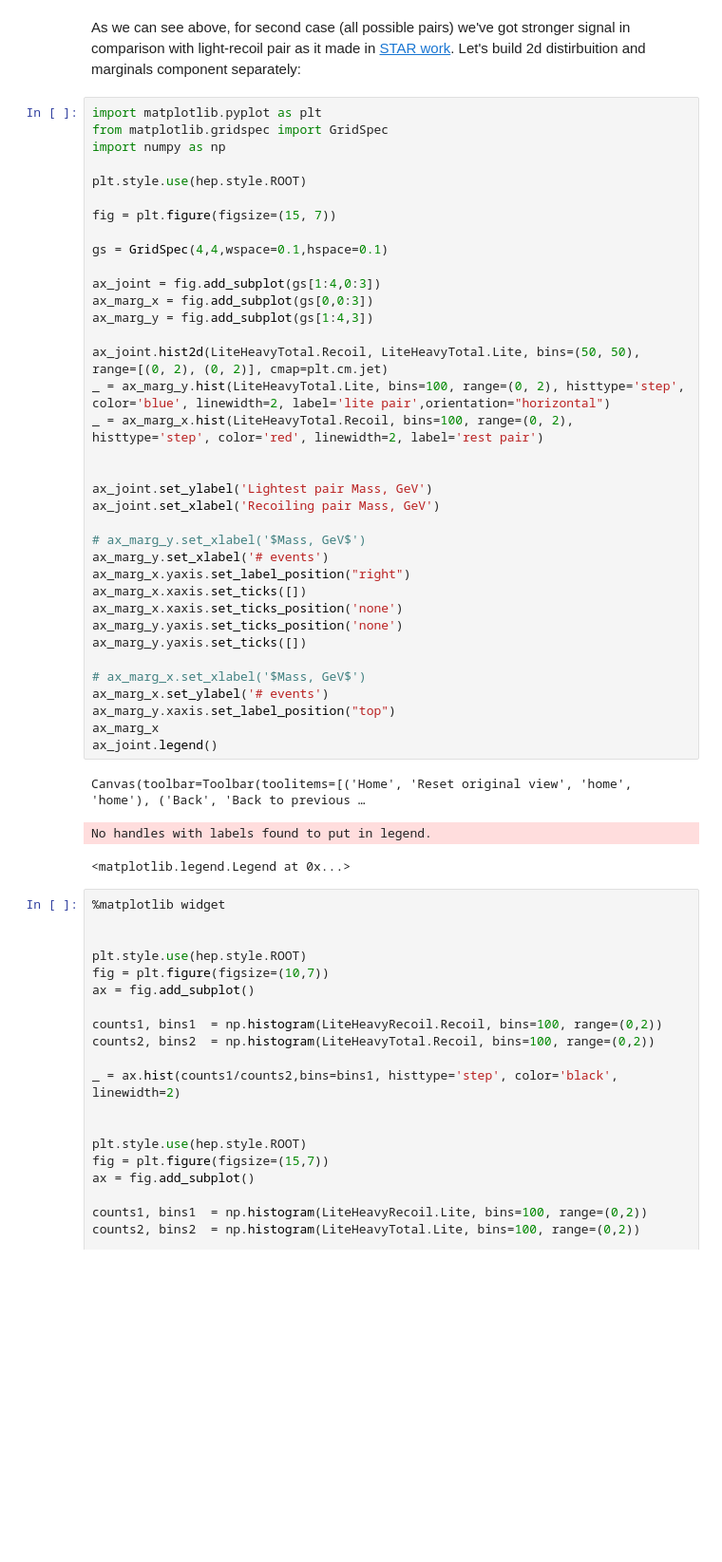
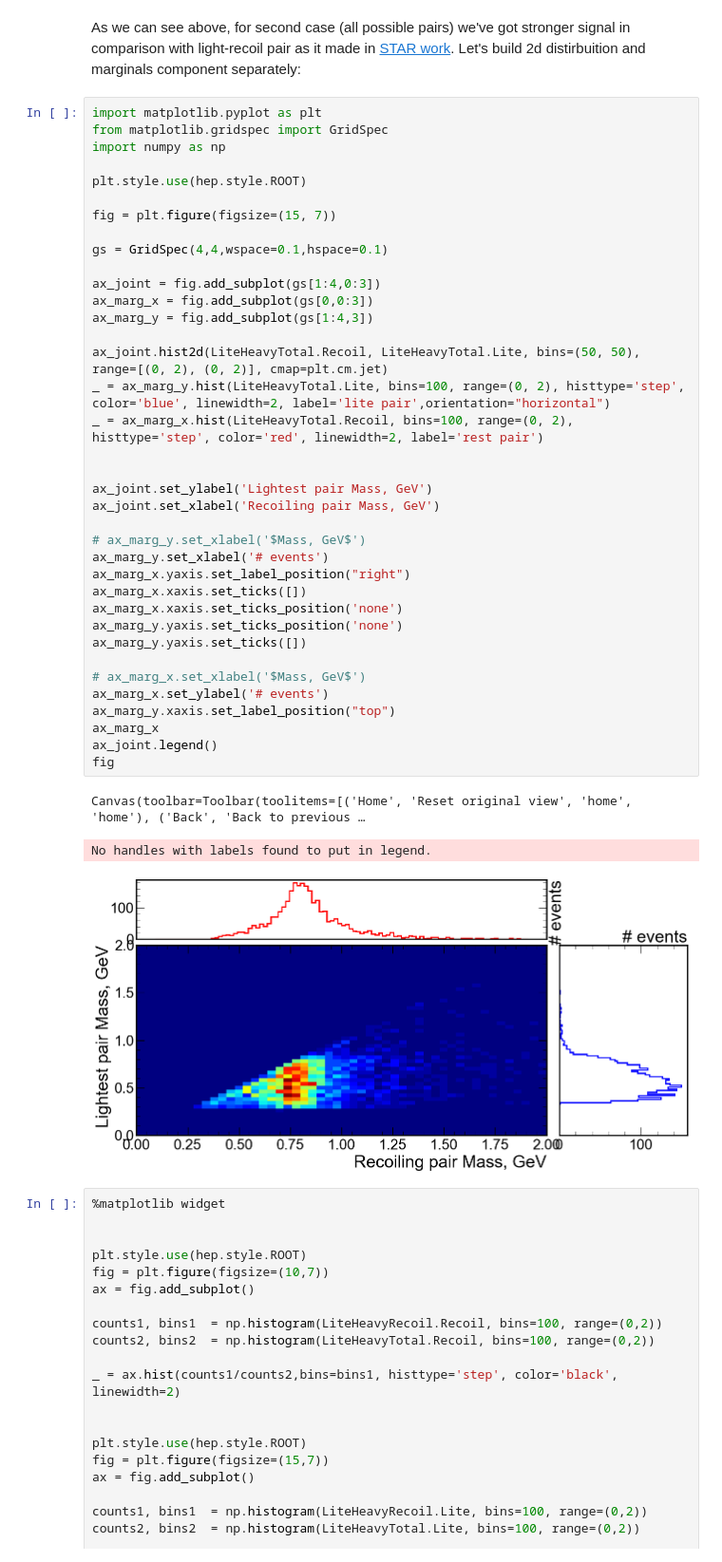
Before and after one commit to bdrum/cern-physics, a Jupyter notebook: notebooks/4TracksAnalysis.ipynb, the cells around one changed output. Shown at 95% size. Cells and saved outputs as stored; diff of their text form; blank space fills up the shorter version.

```diff
--- a/notebooks/4TracksAnalysis.ipynb
+++ b/notebooks/4TracksAnalysis.ipynb
@@ -296,34 +301,35 @@ fig = plt.figure(figsize=(15, 7))
 gs = GridSpec(4,4,wspace=0.1,hspace=0.1)
 
 ax_joint = fig.add_subplot(gs[1:4,0:3])
 ax_marg_x = fig.add_subplot(gs[0,0:3])
 ax_marg_y = fig.add_subplot(gs[1:4,3])
 
 ax_joint.hist2d(LiteHeavyTotal.Recoil, LiteHeavyTotal.Lite, bins=(50, 50), range=[(0, 2), (0, 2)], cmap=plt.cm.jet)
 _ = ax_marg_y.hist(LiteHeavyTotal.Lite, bins=100, range=(0, 2), histtype='step', color='blue', linewidth=2, label='lite pair',orientation="horizontal")
 _ = ax_marg_x.hist(LiteHeavyTotal.Recoil, bins=100, range=(0, 2), histtype='step', color='red', linewidth=2, label='rest pair')
 
 
 ax_joint.set_ylabel('Lightest pair Mass, GeV')
 ax_joint.set_xlabel('Recoiling pair Mass, GeV')
 
 # ax_marg_y.set_xlabel('$Mass, GeV$')
 ax_marg_y.set_xlabel('# events')
 ax_marg_x.yaxis.set_label_position("right")
 ax_marg_x.xaxis.set_ticks([])
 ax_marg_x.xaxis.set_ticks_position('none')
 ax_marg_y.yaxis.set_ticks_position('none')
 ax_marg_y.yaxis.set_ticks([])
 
 # ax_marg_x.set_xlabel('$Mass, GeV$')
 ax_marg_x.set_ylabel('# events')
 ax_marg_y.xaxis.set_label_position("top")
 ax_marg_x
 ax_joint.legend()
+fig
 # %% [output]
 Canvas(toolbar=Toolbar(toolitems=[('Home', 'Reset original view', 'home', 'home'), ('Back', 'Back to previous …
 No handles with labels found to put in legend.
-<matplotlib.legend.Legend at 0x...>
+[figure, added]
 # %%
 %matplotlib widget
 
```
Also changed, not shown: parts of 19 cells of this notebook, 4 other files.
